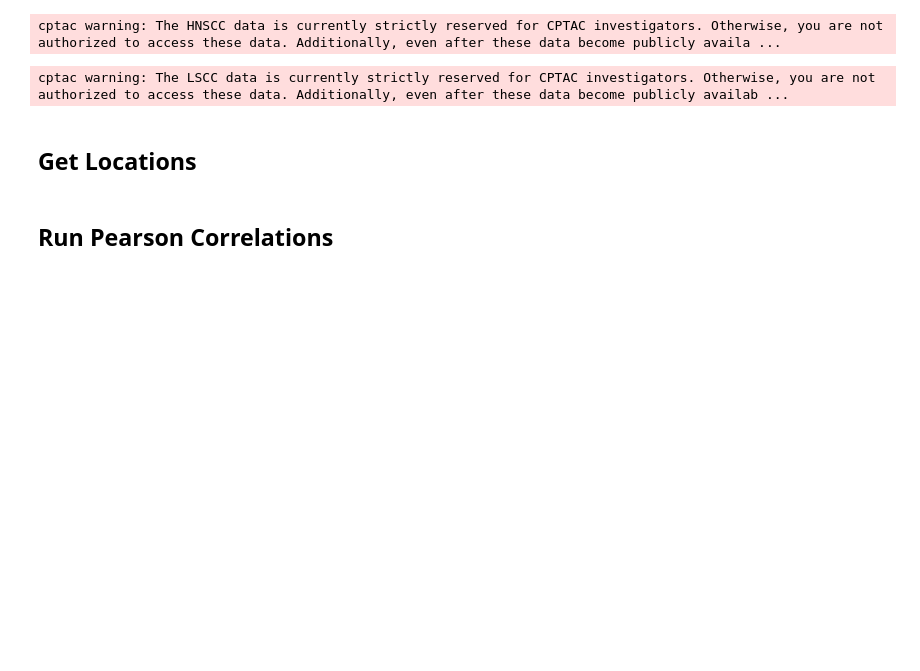
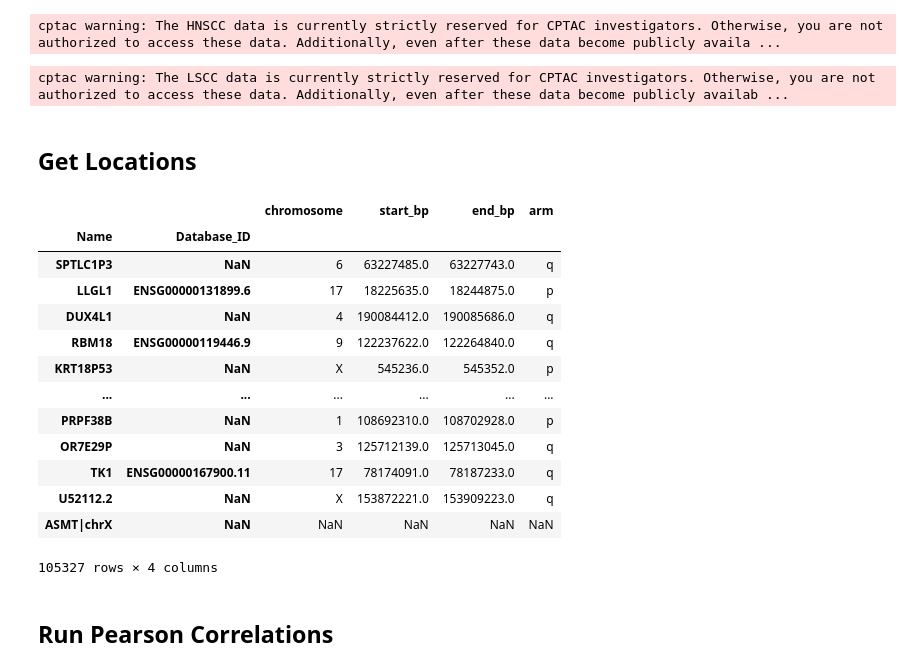
Before and after one commit to PayneLab/pancancerCNV, a Jupyter notebook: chromosome_8/02_cis_effects_pearson_8p.ipynb, the cells around one changed output. Drawn from its saved outputs; the diff is of its cells as text; code cells hidden in the pictures; blank space fills up the shorter version.

```diff
--- a/chromosome_8/02_cis_effects_pearson_8p.ipynb
+++ b/chromosome_8/02_cis_effects_pearson_8p.ipynb
@@ -61 +65,18 @@ ARM = 'p'
+# %%
+locations
+# %% [output]
+|  |  | chromosome | start_bp | end_bp | arm |
+| Name | Database_ID |  |  |  |  |
+| SPTLC1P3 | NaN | 6 | 63227485.0 | 63227743.0 | q |
+| LLGL1 | ENSG00000131899.6 | 17 | 18225635.0 | 18244875.0 | p |
+| DUX4L1 | NaN | 4 | 190084412.0 | 190085686.0 | q |
+| RBM18 | ENSG00000119446.9 | 9 | 122237622.0 | 122264840.0 | q |
+| KRT18P53 | NaN | X | 545236.0 | 545352.0 | p |
+| ... | ... | ... | ... | ... | ... |
+| PRPF38B | NaN | 1 | 108692310.0 | 108702928.0 | p |
+| OR7E29P | NaN | 3 | 125712139.0 | 125713045.0 | q |
+| TK1 | ENSG00000167900.11 | 17 | 78174091.0 | 78187233.0 | q |
+| U52112.2 | NaN | X | 153872221.0 | 153909223.0 | q |
+| ASMT|chrX | NaN | NaN | NaN | NaN | NaN |
+105327 rows × 4 columns
 # %%
```
Also changed, not shown: parts of 6 cells of this notebook, 17 other files.
